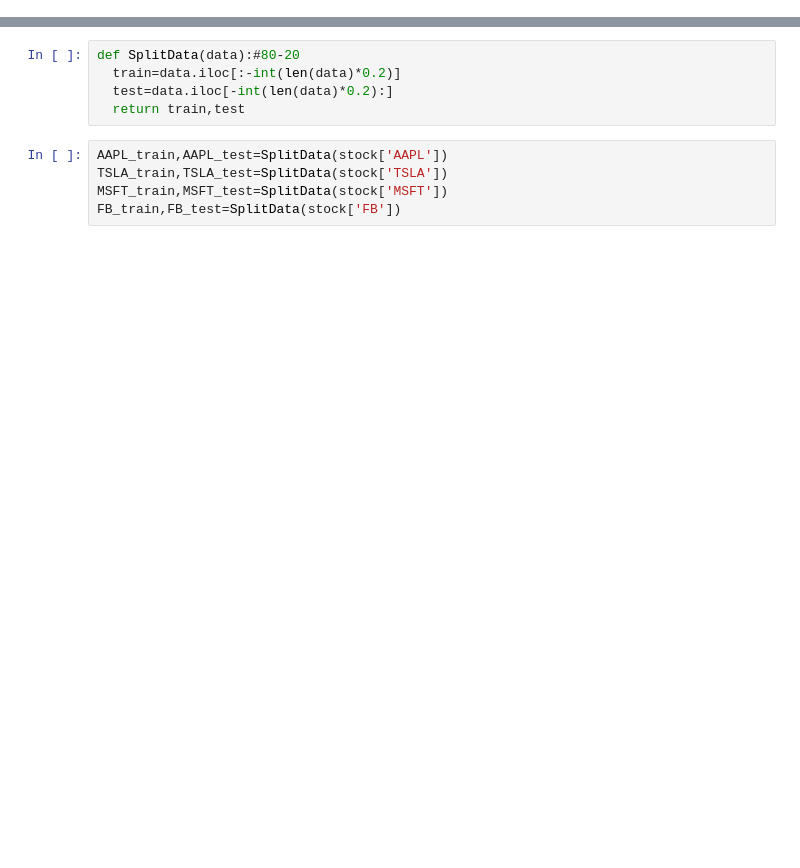
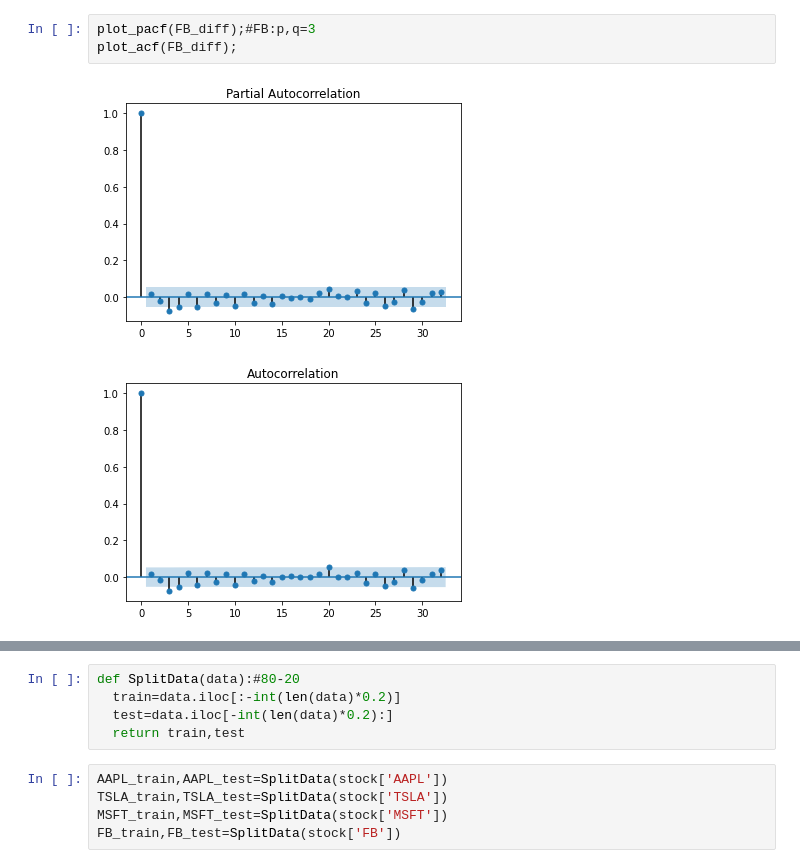
Before and after one commit to DaiVo20/Stock-Price-Prediction, a Jupyter notebook: ARIMA.ipynb, the cells around one changed output, grey strips where cells are left out. Saved outputs shown, nothing was run; the diff lists cells and outputs as text; blank space fills up the shorter version.

```diff
--- a/ARIMA.ipynb
+++ b/ARIMA.ipynb
@@ -99,0 +79,6 @@ Total fit time: 20.934 seconds
+# %%
+plot_pacf(FB_diff);#FB:p,q=3
+plot_acf(FB_diff);
+# %% [output]
+[figure, added]
+[figure, added]
```
Also changed, not shown: parts of 41 cells of this notebook.
